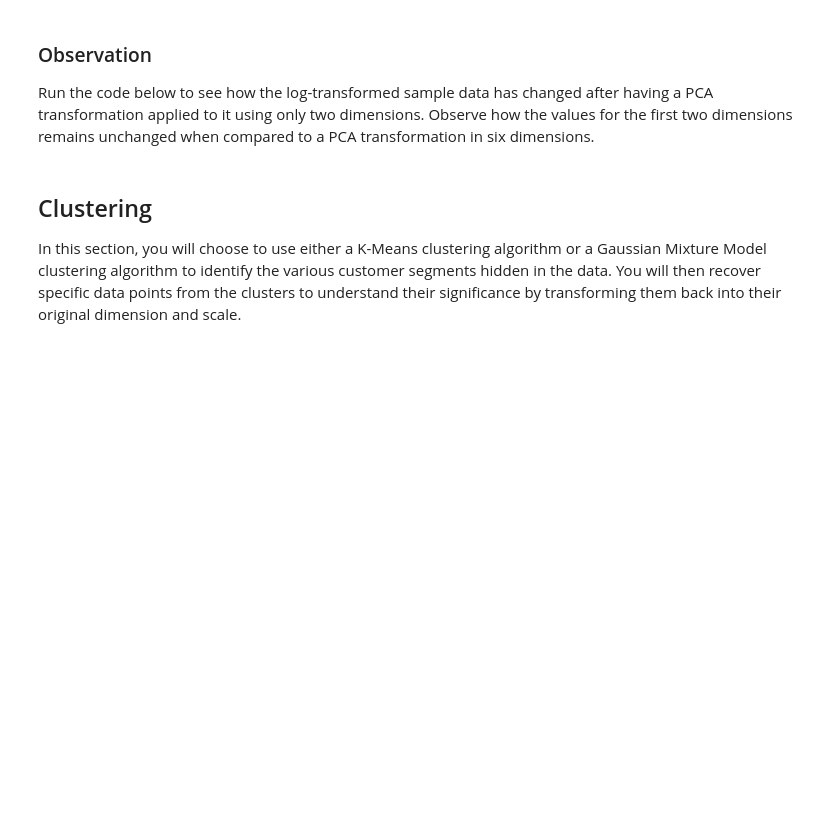
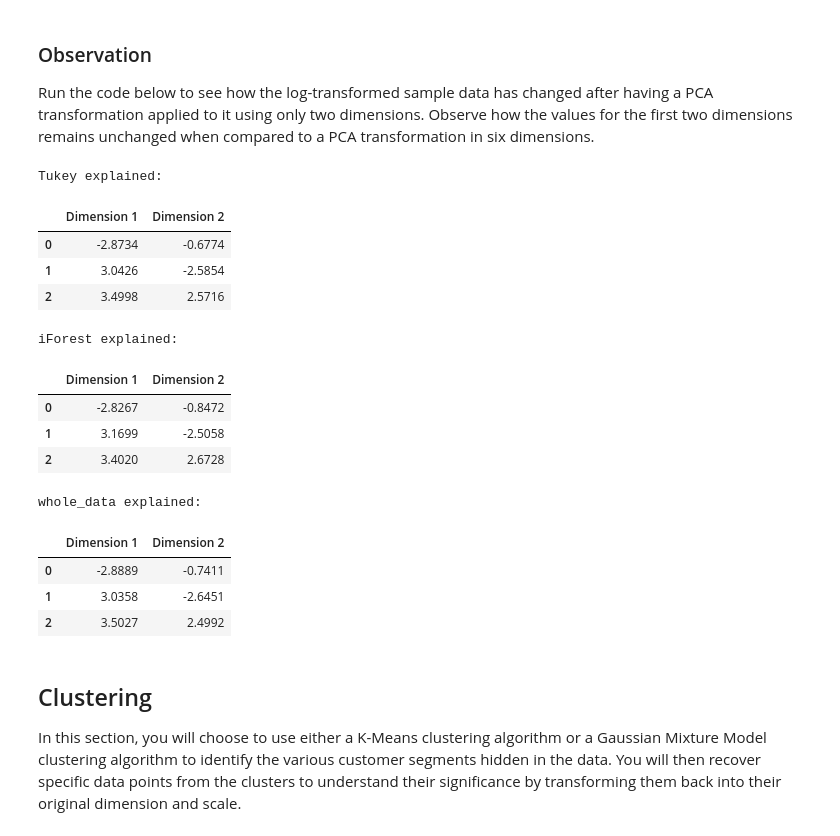
Before and after one commit to afcarl/Udacity-MLND-Project3, a Jupyter notebook: customer_segments.ipynb, the cells around one changed output. Cells and saved outputs as stored; diff of their text form; code cells hidden in the pictures; blank space fills up the shorter version.

```diff
--- a/customer_segments.ipynb
+++ b/customer_segments.ipynb
@@ -811,8 +882,26 @@ pca_results = rs.pca_results(good_data, pca)
 ### Observation
 Run the code below to see how the log-transformed sample data has changed after having a PCA transformation applied to it using only two dimensions. Observe how the values for the first two dimensions remains unchanged when compared to a PCA transformation in six dimensions.
 # %%
-# Display sample log-data after applying PCA transformation in two dimensions
-display(pd.DataFrame(np.round(pca_samples, 4), columns = ['Dimension 1', 'Dimension 2']))
+for key in all_pca.keys():
+    # Display sample log-data after applying PCA transformation in two dimensions
+    print "{0} explained:".format(key)
+    display(pd.DataFrame(np.round(all_pca_samples[key], 4), columns = ['Dimension 1', 'Dimension 2']))
+# %% [output]
+Tukey explained:
+|  | Dimension 1 | Dimension 2 |
+| 0 | -2.8734 | -0.6774 |
+| 1 | 3.0426 | -2.5854 |
+| 2 | 3.4998 | 2.5716 |
+iForest explained:
+|  | Dimension 1 | Dimension 2 |
+| 0 | -2.8267 | -0.8472 |
+| 1 | 3.1699 | -2.5058 |
+| 2 | 3.4020 | 2.6728 |
+whole_data explained:
+|  | Dimension 1 | Dimension 2 |
+| 0 | -2.8889 | -0.7411 |
+| 1 | 3.0358 | -2.6451 |
+| 2 | 3.5027 | 2.4992 |
 # %% [markdown]
 ## Clustering
 
```
Also changed, not shown: parts of 13 cells of this notebook.
